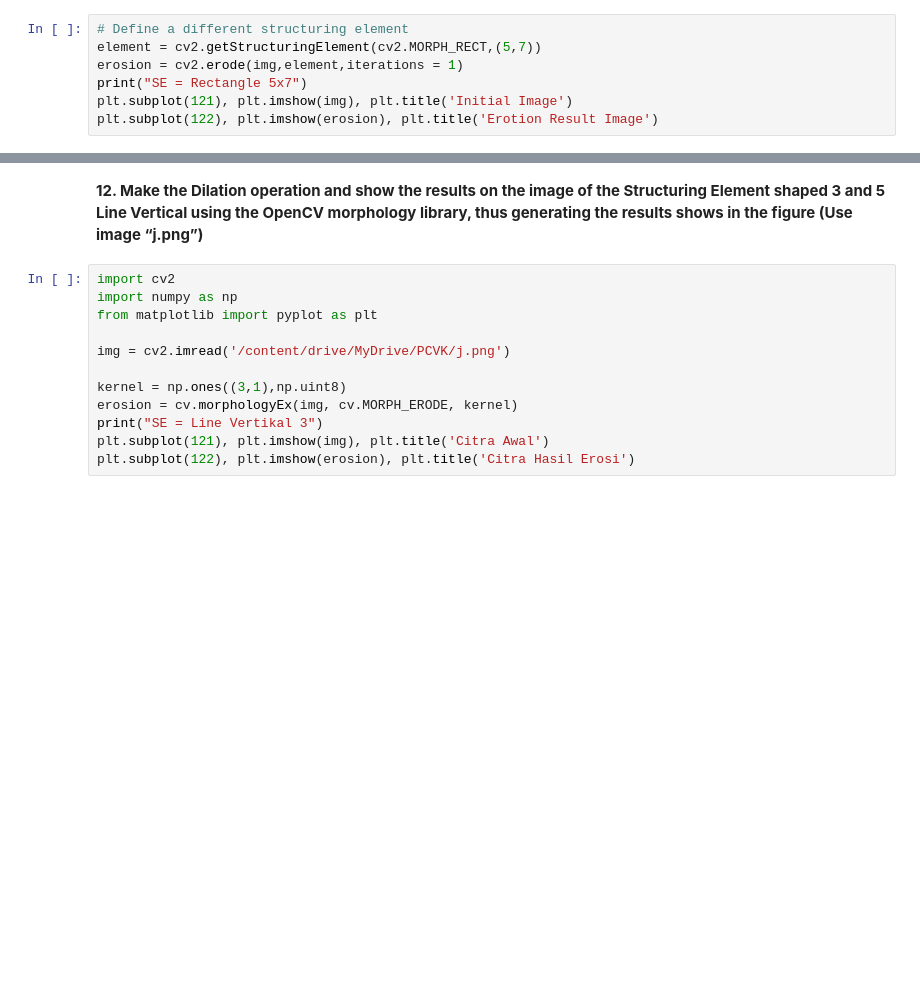
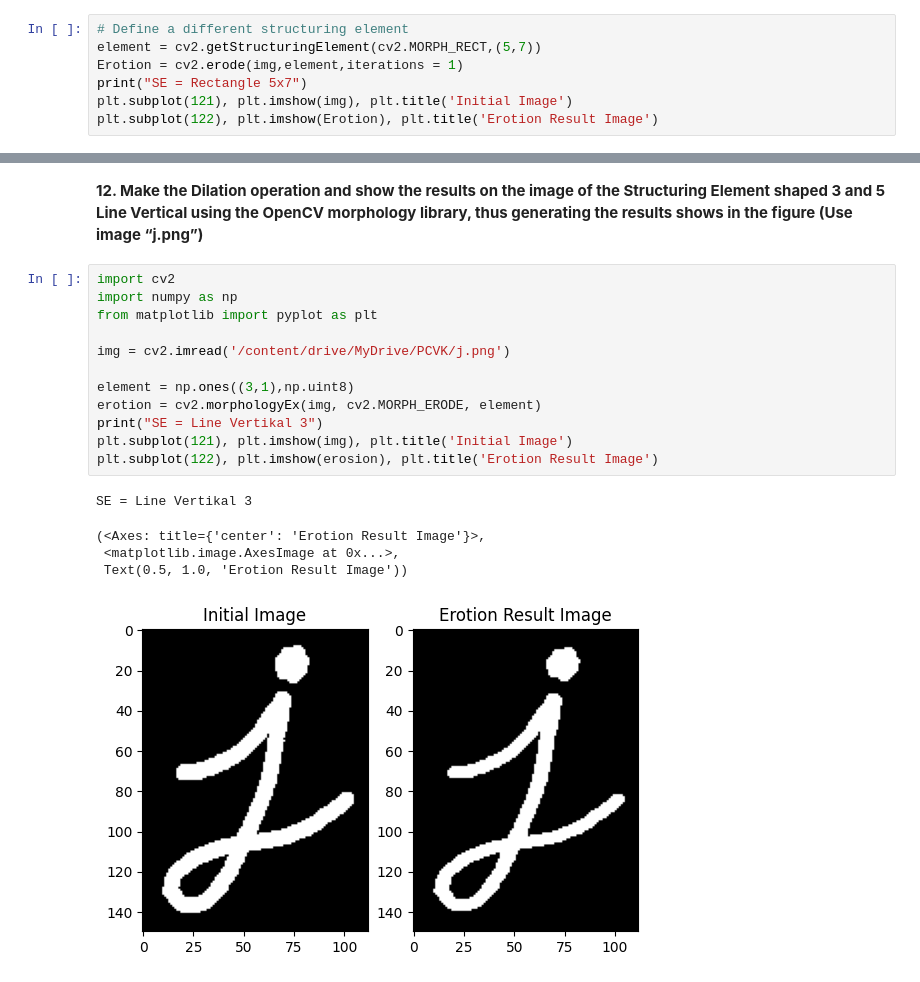
Before and after one commit to fnsalamaa/FINA-SALAMA-PCVK, a Jupyter notebook: Week9.ipynb, the cells around one changed output, grey strips where cells are left out. Saved outputs shown, nothing was run; the diff lists cells and outputs as text; blank space fills up the shorter version.

```diff
--- a/Week9.ipynb
+++ b/Week9.ipynb
@@ -247,10 +247,10 @@ SE = Rectangle 3x5
 # %%
 # Define a different structuring element
 element = cv2.getStructuringElement(cv2.MORPH_RECT,(5,7))
-erosion = cv2.erode(img,element,iterations = 1)
+Erotion = cv2.erode(img,element,iterations = 1)
 print("SE = Rectangle 5x7")
 plt.subplot(121), plt.imshow(img), plt.title('Initial Image')
-plt.subplot(122), plt.imshow(erosion), plt.title('Erotion Result Image')
+plt.subplot(122), plt.imshow(Erotion), plt.title('Erotion Result Image')
 # %% [output]
 SE = Rectangle 5x7
 (<Axes: title={'center': 'Erotion Result Image'}>,
@@ -264,12 +264,18 @@ generating the results shows in the figure (Use image “j.png”)**
 # %%
 import cv2
 import numpy as np
 from matplotlib import pyplot as plt
 
 img = cv2.imread('/content/drive/MyDrive/PCVK/j.png')
 
-kernel = np.ones((3,1),np.uint8)
-erosion = cv.morphologyEx(img, cv.MORPH_ERODE, kernel)
+element = np.ones((3,1),np.uint8)
+erotion = cv2.morphologyEx(img, cv2.MORPH_ERODE, element)
 print("SE = Line Vertikal 3")
-plt.subplot(121), plt.imshow(img), plt.title('Citra Awal')
-plt.subplot(122), plt.imshow(erosion), plt.title('Citra Hasil Erosi')
+plt.subplot(121), plt.imshow(img), plt.title('Initial Image')
+plt.subplot(122), plt.imshow(erosion), plt.title('Erotion Result Image')
+# %% [output]
+SE = Line Vertikal 3
+(<Axes: title={'center': 'Erotion Result Image'}>,
+ <matplotlib.image.AxesImage at 0x...>,
+ Text(0.5, 1.0, 'Erotion Result Image'))
+[figure, added]
```
Also changed, not shown: parts of 3 cells of this notebook.
